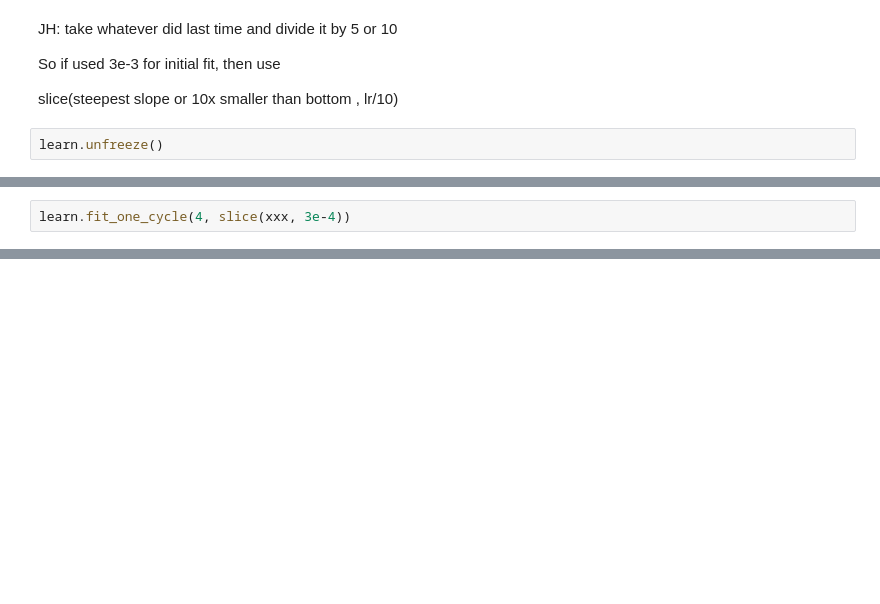
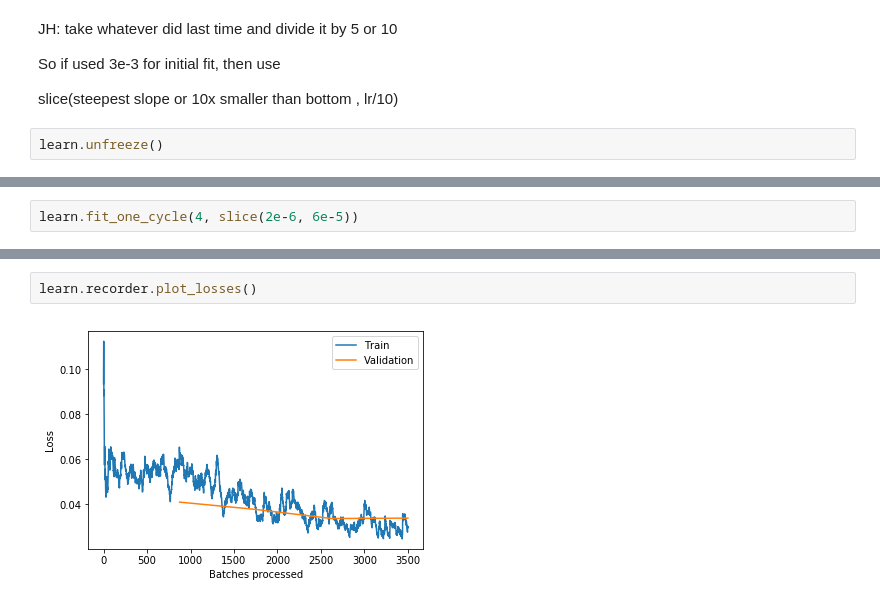
Before and after one commit to adriangrepo/fastai_v3_experiments, a Jupyter notebook: nbs/fit_one_cycle.ipynb, the cells around one changed output, grey strips where cells are left out. Saved outputs shown, nothing was run; the diff lists cells and outputs as text; blank space fills up the shorter version.

```diff
--- a/nbs/fit_one_cycle.ipynb
+++ b/nbs/fit_one_cycle.ipynb
@@ -179,2 +218,2 @@ LR Finder is complete, type {learner_name}.recorder.plot() to see the graph.
 # %%
-learn.fit_one_cycle(4, slice(xxx, 3e-4))
+learn.fit_one_cycle(4, slice(2e-6, 6e-5))
@@ -182,0 +231,4 @@ learn.recorder.plot_lr(show_moms=True)
+# %%
+learn.recorder.plot_losses()
+# %% [output]
+[figure, added]
```
Also changed, not shown: parts of 19 cells of this notebook, 1 other file.
